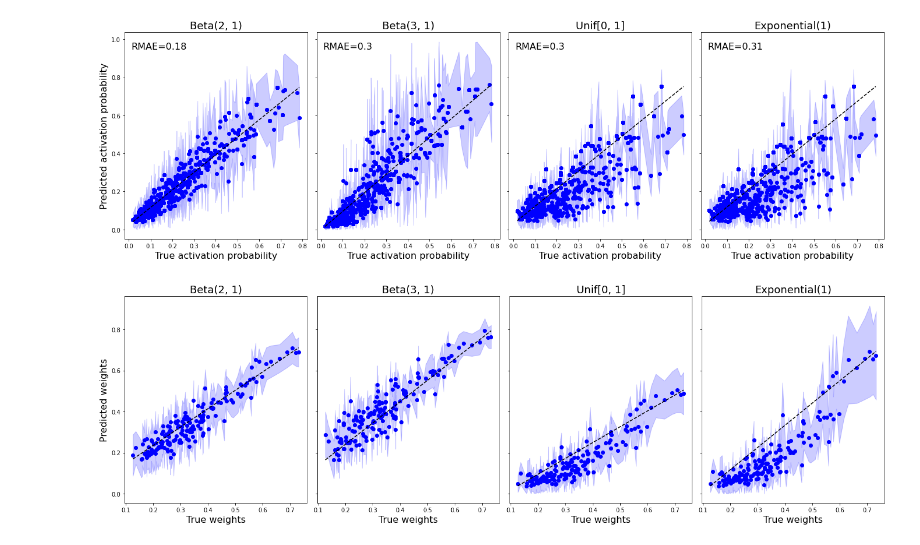
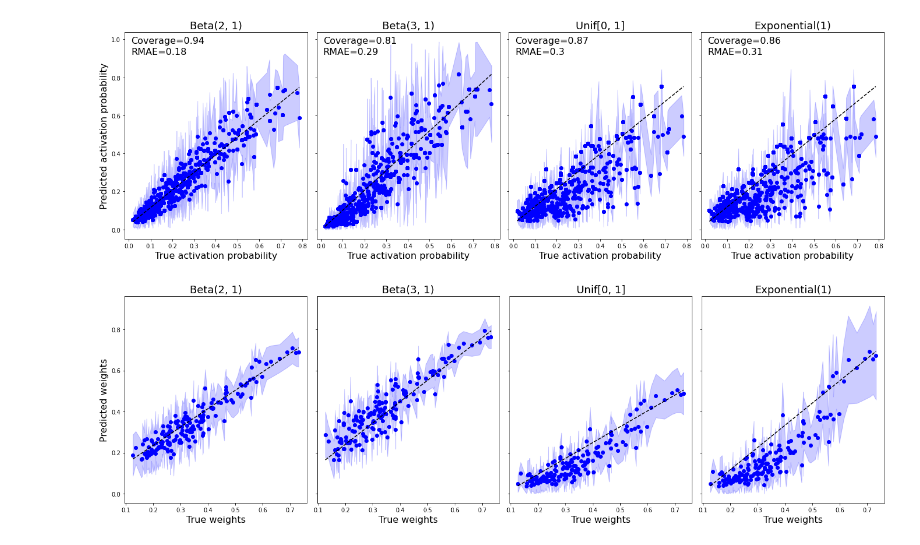
Before and after one commit to AlexanderKagan/gltm_experiments, a Jupyter notebook: activation_prob_inference/transition_prob_estimation_and_inference.ipynb, the cells around one changed output. Saved outputs shown, nothing was run; the diff lists cells and outputs as text; code cells hidden in the pictures.

```diff
--- a/activation_prob_inference/transition_prob_estimation_and_inference.ipynb
+++ b/activation_prob_inference/transition_prob_estimation_and_inference.ipynb
@@ -117,25 +141,3 @@ vertex_2_true_activ_prob = {vertex: oracle_glt_inferencer.compute_vertex_conditi
                                                                      position=0)}
 true_activation_probs = np.hstack([v for k, v in sorted(vertex_2_true_activ_prob.items(),
                                                         key=lambda kv: kv[0])], dtype=float)
-# %%
-fig, axs = plt.subplots(1, len(distribs), figsize=(19, 6), sharex=True, sharey=True)
-
-# rare confidence intervals for nodes with little propagation data available behave unstable and blow up
-mask = ((np.stack(all_activation_prob_conf_ints)[:, :, 0] > 1e-6) & \
-        (np.stack(all_activation_prob_conf_ints)[:, :, 1] < 0.99)).all(0)
-fontsize=16
-
-for i, (ax, distrib, activation_probs, conf_ints) in enumerate(zip(axs,
-                                                                   distribs,
-                                                                   all_activation_probs,
-                                                                   all_activation_prob_conf_ints)):
-    rmae = np.round(relative_mean_absolute_error(true_activation_probs, activation_probs), 2)
-    ylab = "Predicted activation probability" if i == 0 else None
-    ax.text(0.01, 0.95, f"RMAE={rmae}", fontsize=fontsize)
-    plot_with_conf_intervals(true_activation_probs[mask], activation_probs[mask], conf_intervals=conf_ints[mask].T,
-                             ylab=ylab, ax=ax, fontsize=fontsize, color="blue")
-    ax.set_title(make_distrib_name(distrib), fontsize=fontsize + 2)
-fig.tight_layout(w_pad=1.075)
-plt.savefig('figures/transition_prob_estimation.png', dpi=200)
-# %% [output]
-[figure, removed]
@@ -142,3 +148,39 @@ plt.savefig('figures/transition_prob_estimation.png', dpi=200)
+# %%
+fig, axs = plt.subplots(1, len(distribs), figsize=(19, 6), sharex=True, sharey=True)
+
+# rare confidence intervals for nodes with little propagation data available behave unstable and blow up
+mask = ((np.stack(all_activation_prob_conf_ints)[:, :, 0] > 1e-6) & \
+        (np.stack(all_activation_prob_conf_ints)[:, :, 1] < 0.99)).all(0)
+
+fontsize=16
+
+for i, (ax, distrib, activation_probs, conf_ints) in enumerate(zip(axs,
+                                                                   distribs,
+                                                                   all_activation_probs,
+                                                                   all_activation_prob_conf_ints)):
+
+    rmae = np.round(relative_mean_absolute_error(true_activation_probs, activation_probs), 2)
+    avg_conf_int_length = np.nanmean(conf_ints[:, 1] - conf_ints[:, 0]).round(2)
+    std_conf_int_length = np.nanstd(conf_ints[:, 1] - conf_ints[:, 0]).round(2)
+
+    coverage = np.mean((true_activation_probs >= conf_ints[:, 0]) &
+                       (true_activation_probs <= conf_ints[:, 1])).round(2)
+
+    ylab = "Predicted activation probability" if i == 0 else None
+#     ax.text(0.01, 0.98, f"Average CI length={avg_conf_int_length}",
+#             fontsize=fontsize)
+    ax.text(0.01, 0.98, f"Coverage={coverage}", fontsize=fontsize)
+    ax.text(0.01, 0.92, f"RMAE={rmae}", fontsize=fontsize)
+
+
+    plot_with_conf_intervals(true_activation_probs[mask], activation_probs[mask],
+                             conf_intervals=conf_ints[mask].T,
+                             ylab=ylab, ax=ax, fontsize=fontsize, color="blue")
+    ax.set_title(make_distrib_name(distrib), fontsize=fontsize + 2)
+fig.tight_layout(w_pad=1.075)
+plt.savefig('figures/transition_prob_estimation.png', dpi=200)
+# %% [output]
+[figure, added]
 # %%
 all_activ_prob_conf_ints = []
 
```
Also changed, not shown: parts of 13 cells of this notebook, 4 other files.
